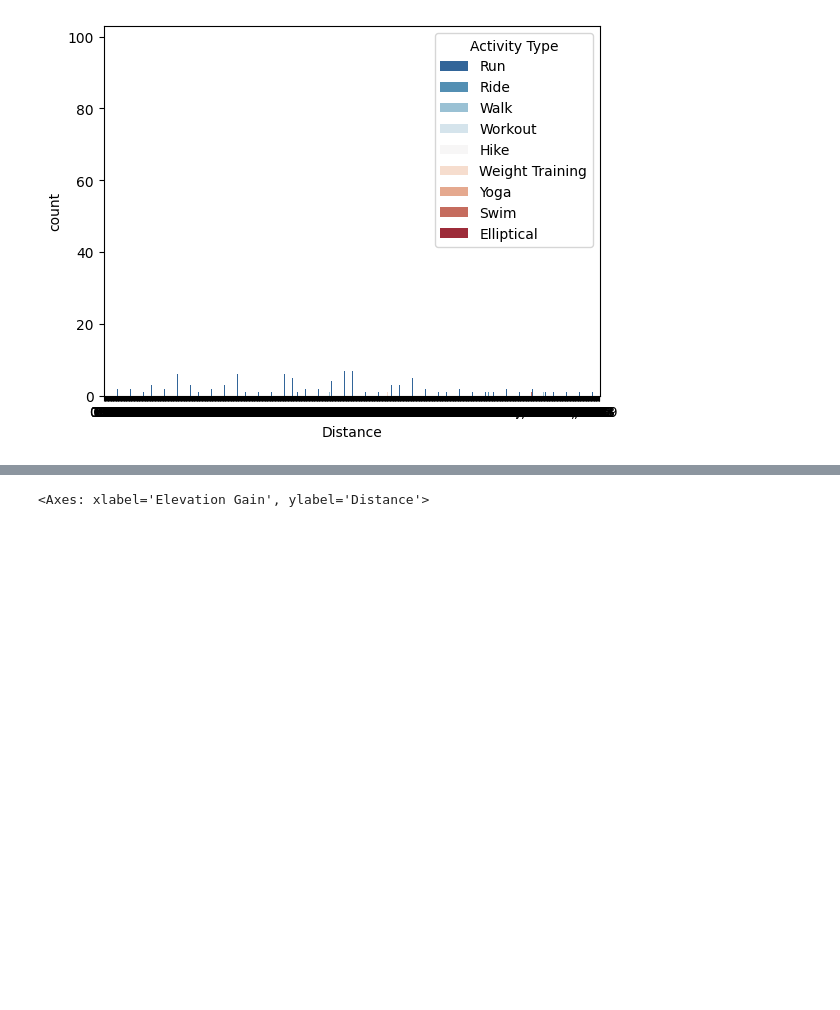
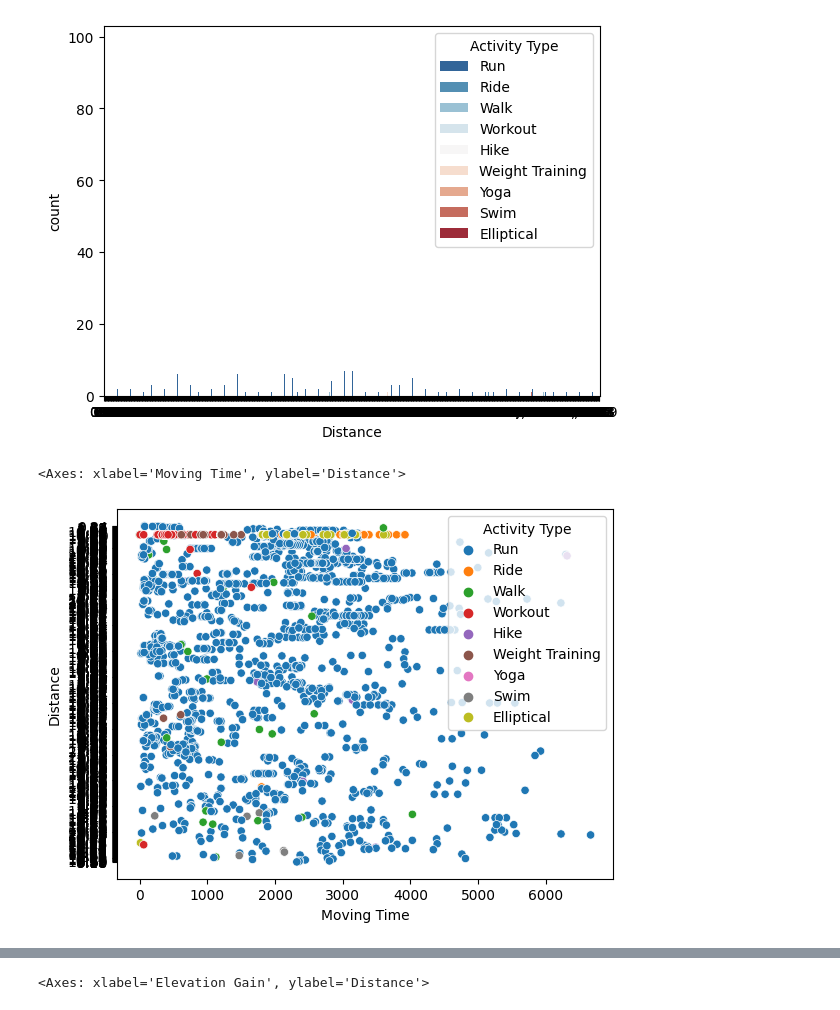
Before and after one commit to yashhooda1/Strava-Activity-Analytics-Project, a Jupyter notebook: Strava_Activity_Data_Analytics_Project.ipynb, the cells around one changed output, grey strips where cells are left out. Drawn from its saved outputs; the diff is of its cells as text; code cells hidden in the pictures; blank space fills up the shorter version.

```diff
--- a/Strava_Activity_Data_Analytics_Project.ipynb
+++ b/Strava_Activity_Data_Analytics_Project.ipynb
@@ -330,6 +330,9 @@ sns.countplot(x='Distance', hue = 'Activity Type', data = df, palette = 'RdBu_r'
 <Axes: xlabel='Distance', ylabel='count'>
 [figure]
 # %%
-#scatterplot of running time and distance
-sns.scatterplot(x='Moving Time (Seconds)', y='Distance', data=df, hue='Activity Type')
+#scatterplot of running time in Seconds and distance
+sns.scatterplot(x='Moving Time', y='Distance', data=df, hue='Activity Type')
+# %% [output]
+<Axes: xlabel='Moving Time', ylabel='Distance'>
+[figure, added]
 # %%
```
Also changed, not shown: parts of 8 cells of this notebook.
